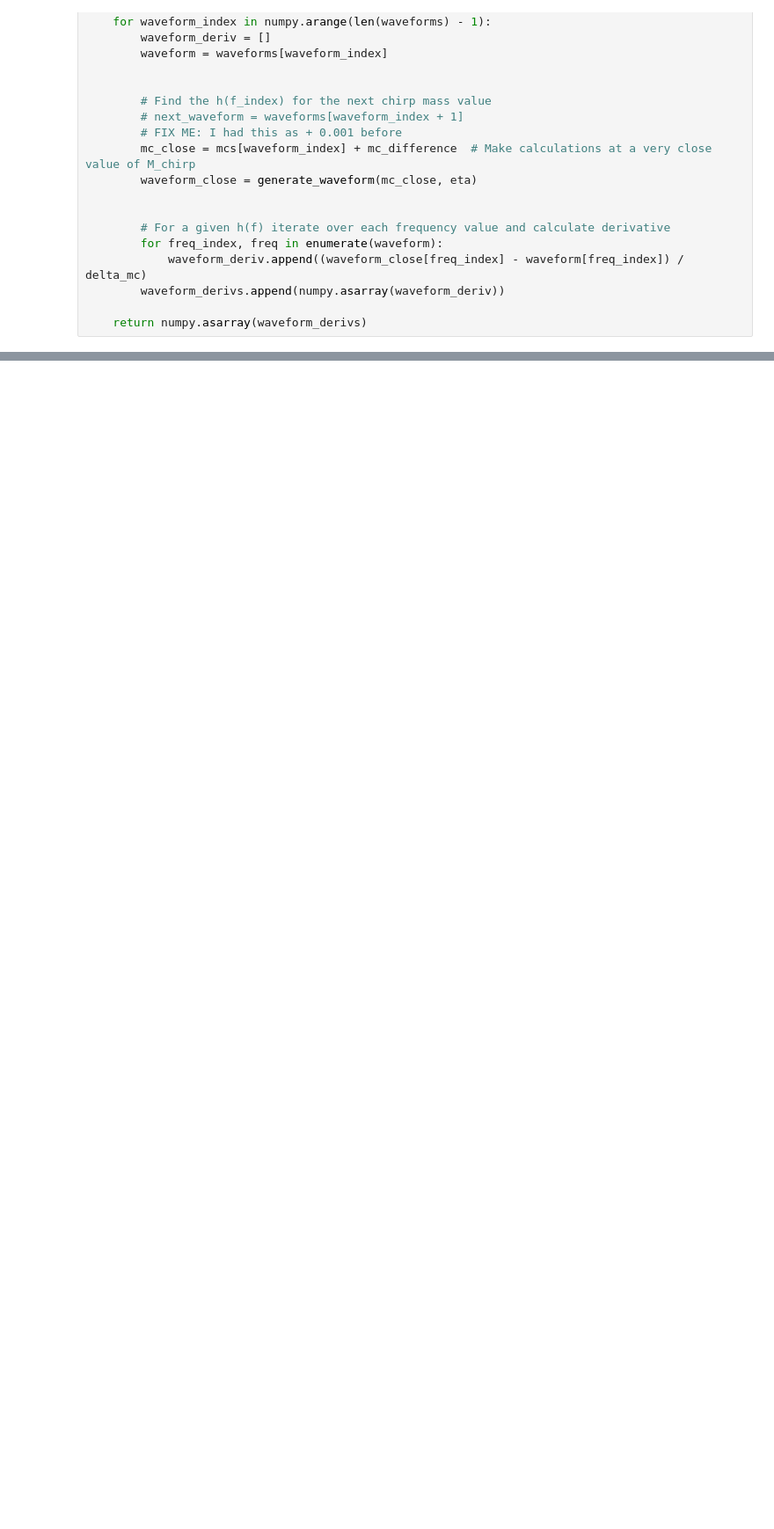
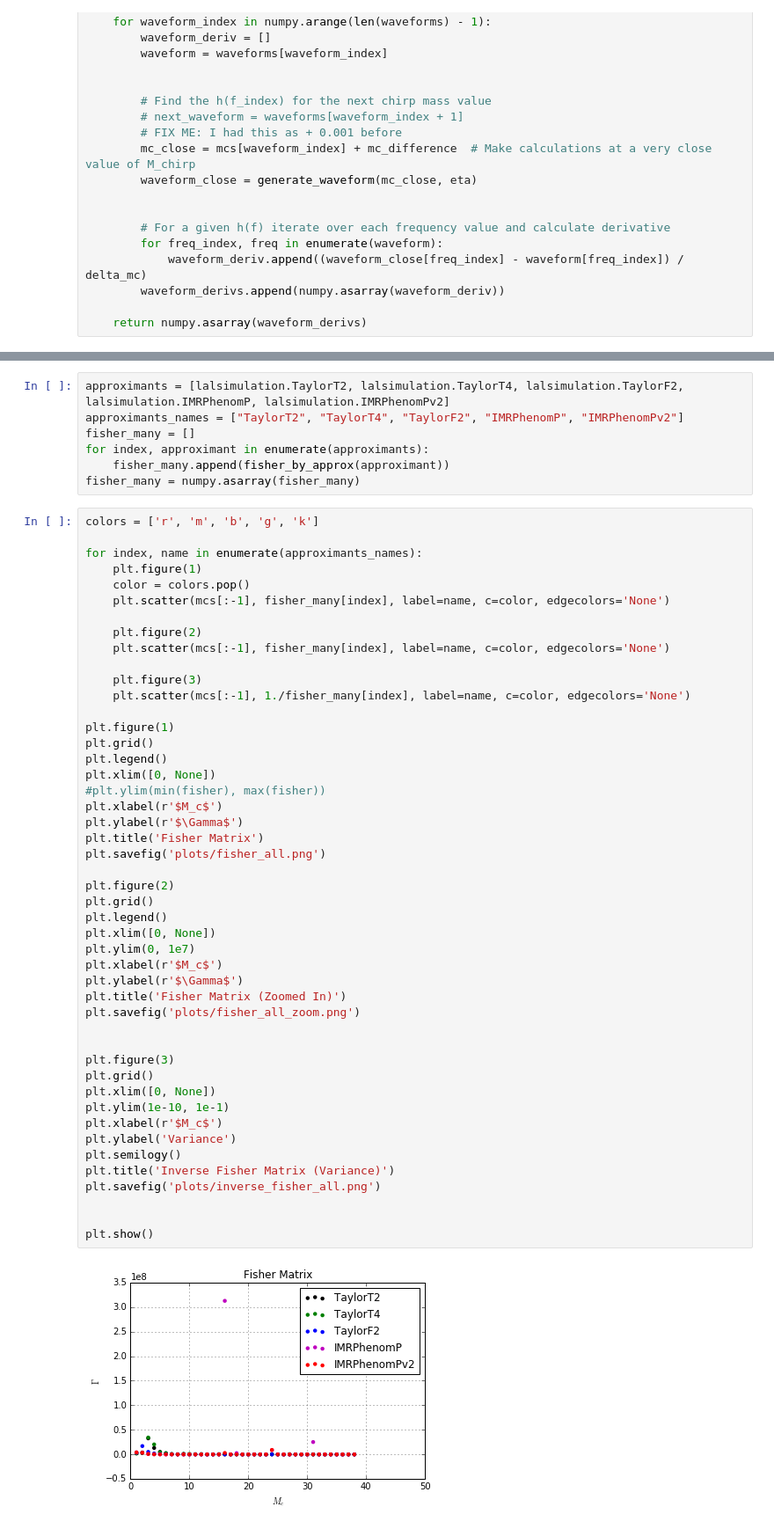
Before and after one commit to CIERA-Northwestern/precession_measurability, a Jupyter notebook: fisher_matrix.ipynb, the cells around one changed output, grey strips where cells are left out. Shown: that part at 88% size. Cells and saved outputs as stored; diff of their text form; blank space fills up the shorter version.

```diff
--- a/fisher_matrix.ipynb
+++ b/fisher_matrix.ipynb
@@ -410,0 +461,56 @@ plt.show()
+# %%
+approximants = [lalsimulation.TaylorT2, lalsimulation.TaylorT4, lalsimulation.TaylorF2, lalsimulation.IMRPhenomP, lalsimulation.IMRPhenomPv2]
+approximants_names = ["TaylorT2", "TaylorT4", "TaylorF2", "IMRPhenomP", "IMRPhenomPv2"]
+fisher_many = []
+for index, approximant in enumerate(approximants):
+    fisher_many.append(fisher_by_approx(approximant))
+fisher_many = numpy.asarray(fisher_many)
+# %%
+colors = ['r', 'm', 'b', 'g', 'k']
+
+for index, name in enumerate(approximants_names):
+    plt.figure(1)
+    color = colors.pop()
+    plt.scatter(mcs[:-1], fisher_many[index], label=name, c=color, edgecolors='None')
+
+    plt.figure(2)
+    plt.scatter(mcs[:-1], fisher_many[index], label=name, c=color, edgecolors='None')
+
+    plt.figure(3)
+    plt.scatter(mcs[:-1], 1./fisher_many[index], label=name, c=color, edgecolors='None')
+
+plt.figure(1)
+plt.grid()
+plt.legend()
+plt.xlim([0, None])
+#plt.ylim(min(fisher), max(fisher))
+plt.xlabel(r'$M_c$')
+plt.ylabel(r'$\Gamma$')
+plt.title('Fisher Matrix')
+plt.savefig('plots/fisher_all.png')
+
+plt.figure(2)
+plt.grid()
+plt.legend()
+plt.xlim([0, None])
+plt.ylim(0, 1e7)
+plt.xlabel(r'$M_c$')
+plt.ylabel(r'$\Gamma$')
+plt.title('Fisher Matrix (Zoomed In)')
+plt.savefig('plots/fisher_all_zoom.png')
+
+
+plt.figure(3)
+plt.grid()
+plt.xlim([0, None])
+plt.ylim(1e-10, 1e-1)
+plt.xlabel(r'$M_c$')
+plt.ylabel('Variance')
+plt.semilogy()
+plt.title('Inverse Fisher Matrix (Variance)')
+plt.savefig('plots/inverse_fisher_all.png')
+
+
+plt.show()
+# %% [output]
+[figure, added]
```
Also changed, not shown: parts of 8 cells of this notebook.
